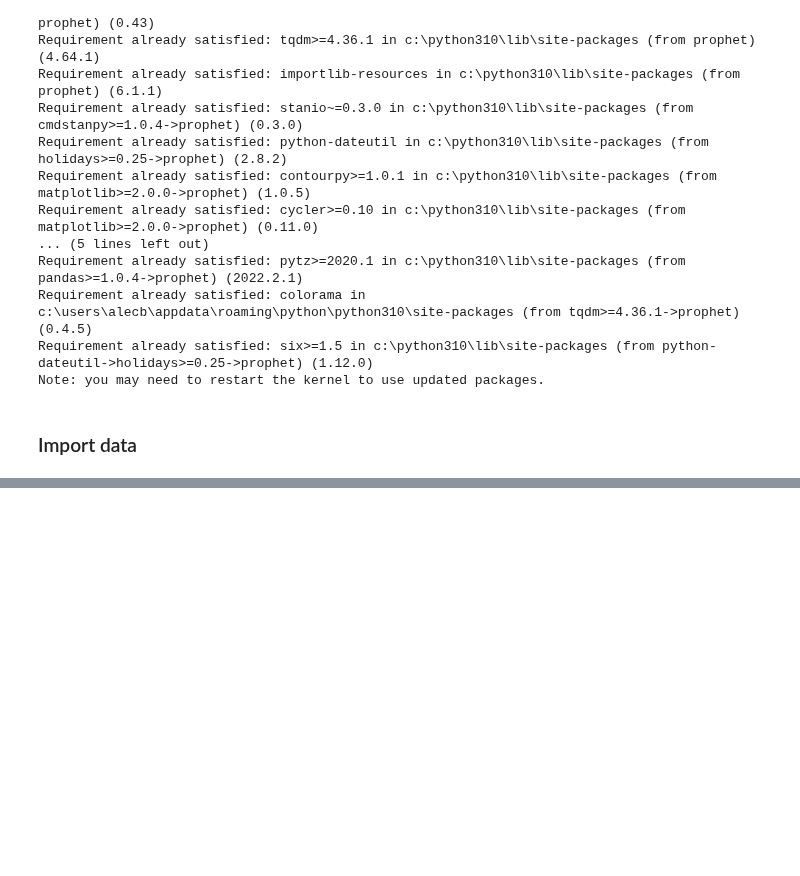
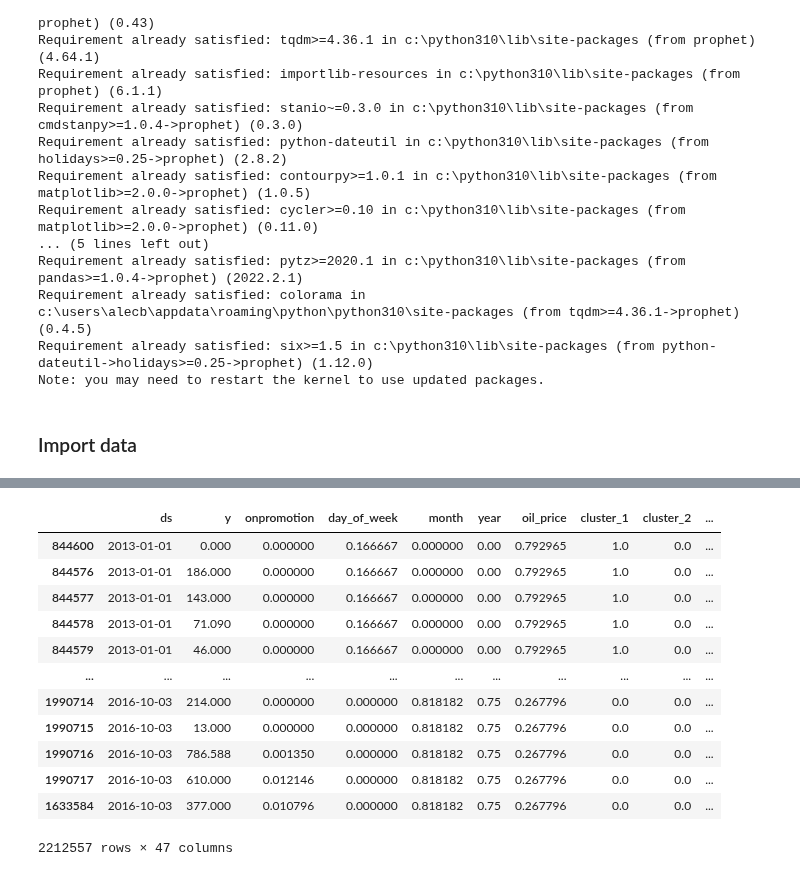
Before and after one commit to coryleroy1/Store-Sales, a Jupyter notebook: Models/FBProphet.ipynb, the cells around one changed output, grey strips where cells are left out. Drawn from its saved outputs; the diff is of its cells as text; code cells hidden in the pictures; blank space fills up the shorter version.

```diff
--- a/Models/FBProphet.ipynb
+++ b/Models/FBProphet.ipynb
@@ -137,4 +87,0 @@ def parser(s):
-# %%
-os.path.dirname(os.getcwd())
-path_cwd = Path(PureWindowsPath(os.path.dirname(os.getcwd())))
-path = path_cwd / 'data'
@@ -984,0 +185,3 @@ plot_predictions(df_train_p['date'], df_train_p['sales'], ols_predictions, 'OLS
+# %%
+df_test_all = pd.read_pickle(path / 'df_test.pkl')
+df_train_all = pd.read_pickle(path / 'df_train.pkl')
@@ -984,0 +207,25 @@ plot_predictions(df_train_p['date'], df_train_p['sales'], ols_predictions, 'OLS
+# %%
+model_df_all = df_train_all
+model_df_test_all = df_test_all
+model_df_all.rename(columns = {'date':'ds'}, inplace = True)
+model_df_all.rename(columns = {'sales':'y'}, inplace = True)
+model_df_all['ds'] = pd.to_datetime(model_df_all['ds'])
+model_df_test_all.rename(columns = {'date':'ds'}, inplace = True)
+model_df_test_all.rename(columns = {'sales':'y'}, inplace = True)
+model_df_test_all['ds'] = pd.to_datetime(model_df_test_all['ds'])
+# %%
+model_df_all
+# %% [output]
+|  | ds | y | onpromotion | day_of_week | month | year | oil_price | cluster_1 | cluster_2 | ... |
+| 844600 | 2013-01-01 | 0.000 | 0.000000 | 0.166667 | 0.000000 | 0.00 | 0.792965 | 1.0 | 0.0 | ... |
+| 844576 | 2013-01-01 | 186.000 | 0.000000 | 0.166667 | 0.000000 | 0.00 | 0.792965 | 1.0 | 0.0 | ... |
+| 844577 | 2013-01-01 | 143.000 | 0.000000 | 0.166667 | 0.000000 | 0.00 | 0.792965 | 1.0 | 0.0 | ... |
+| 844578 | 2013-01-01 | 71.090 | 0.000000 | 0.166667 | 0.000000 | 0.00 | 0.792965 | 1.0 | 0.0 | ... |
+| 844579 | 2013-01-01 | 46.000 | 0.000000 | 0.166667 | 0.000000 | 0.00 | 0.792965 | 1.0 | 0.0 | ... |
+| ... | ... | ... | ... | ... | ... | ... | ... | ... | ... | ... |
+| 1990714 | 2016-10-03 | 214.000 | 0.000000 | 0.000000 | 0.818182 | 0.75 | 0.267796 | 0.0 | 0.0 | ... |
+| 1990715 | 2016-10-03 | 13.000 | 0.000000 | 0.000000 | 0.818182 | 0.75 | 0.267796 | 0.0 | 0.0 | ... |
+| 1990716 | 2016-10-03 | 786.588 | 0.001350 | 0.000000 | 0.818182 | 0.75 | 0.267796 | 0.0 | 0.0 | ... |
+| 1990717 | 2016-10-03 | 610.000 | 0.012146 | 0.000000 | 0.818182 | 0.75 | 0.267796 | 0.0 | 0.0 | ... |
+| 1633584 | 2016-10-03 | 377.000 | 0.010796 | 0.000000 | 0.818182 | 0.75 | 0.267796 | 0.0 | 0.0 | ... |
+2212557 rows × 47 columns
```
Also changed, not shown: parts of 128 cells of this notebook.
